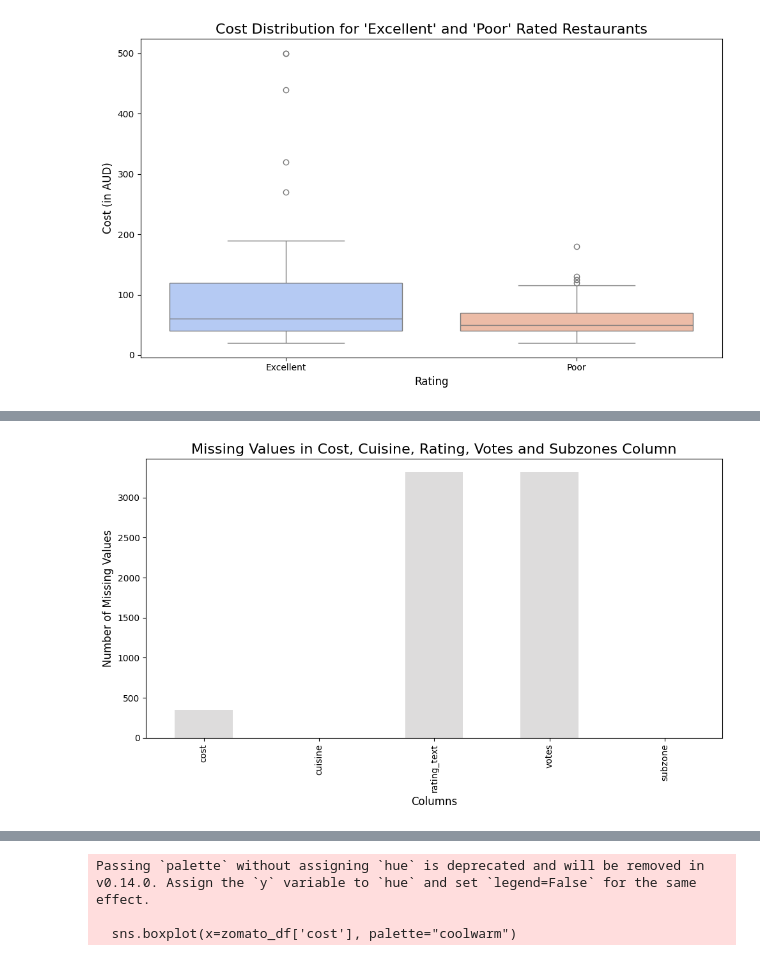
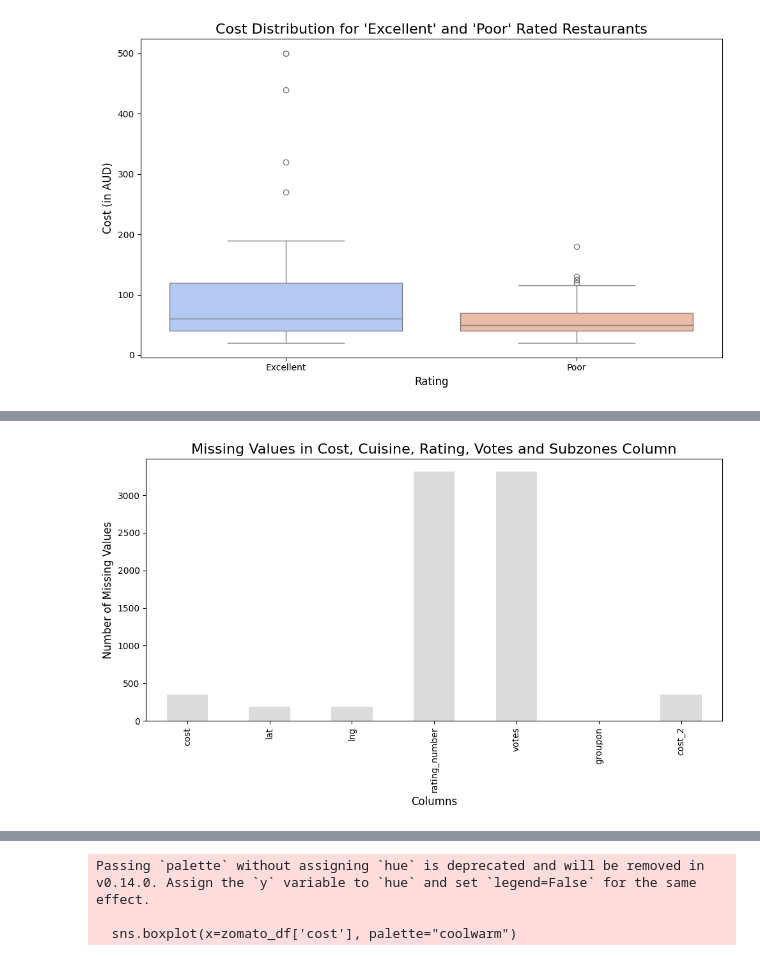
Before and after one commit to alleyshairu/dcts, a Jupyter notebook: main.ipynb, the cells around one changed output, grey strips where cells are left out. Saved outputs shown, nothing was run; the diff lists cells and outputs as text; code cells hidden in the pictures.

```diff
--- a/main.ipynb
+++ b/main.ipynb
@@ -221,0 +232,3 @@ Before moving the modeling part, we will try to analyze our data further to disc
+# %%
+numerical = [var for var in zomato_df.columns if zomato_df[var].dtypes != 'O']
+print("numerical variables are", numerical)
@@ -222,14 +250,14 @@ Before moving the modeling part, we will try to analyze our data further to disc
 # %%
 # Calculate the number of missing values per column
-missing_data = zomato_df[['cost', 'cuisine', 'rating_text', 'votes', 'subzone']].isnull().sum()
+missing_data = zomato_df[numerical].isnull().sum()
 
 # Create a bar plot for missing values
 plt.figure(figsize=(10, 6))
 missing_data.plot(kind='bar', color=plt.get_cmap('coolwarm')(0.5))
 plt.title('Missing Values in Cost, Cuisine, Rating, Votes and Subzones Column', fontsize=16)
 plt.xlabel('Columns', fontsize=12)
 plt.ylabel('Number of Missing Values', fontsize=12)
 plt.tight_layout()
 plt.show()
 # %% [output]
-[figure, old version]
+[figure, new version]
```
Also changed, not shown: parts of 28 cells of this notebook.
